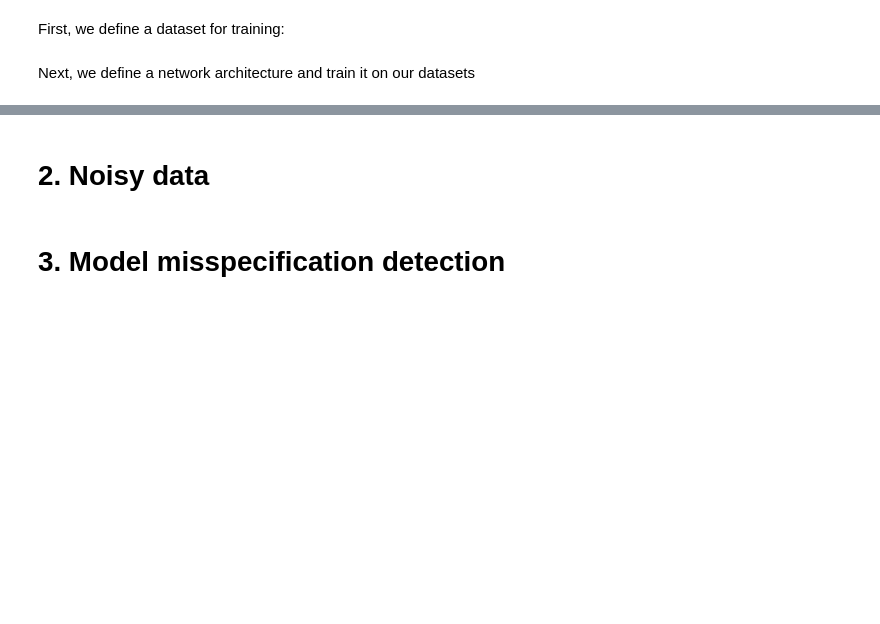
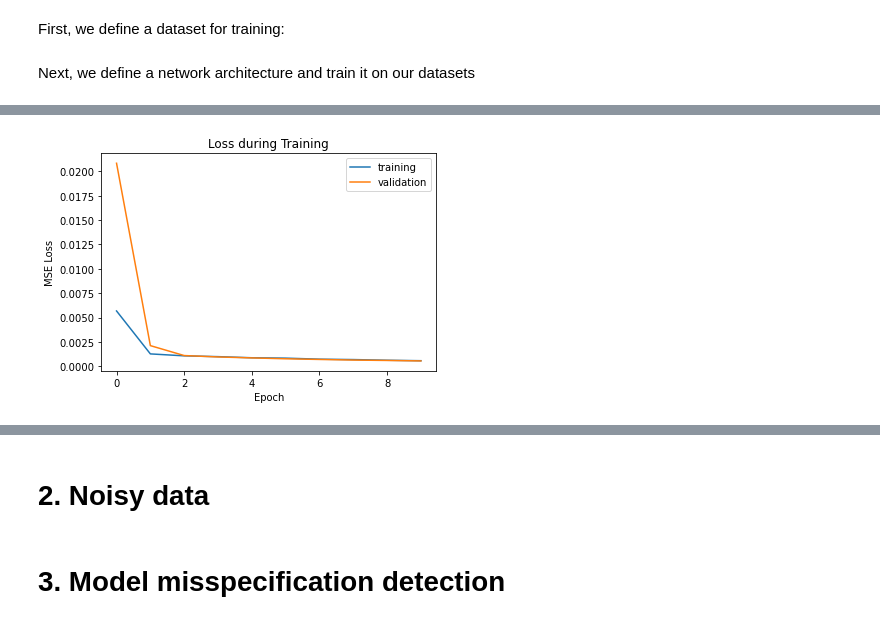
Before and after one commit to lukevoss/GNN, a Jupyter notebook: Assignment_4/epidemiology.ipynb, the cells around one changed output, grey strips where cells are left out. Saved outputs shown, nothing was run; the diff lists cells and outputs as text; code cells hidden in the pictures; blank space fills up the shorter version.

```diff
--- a/Assignment_4/epidemiology.ipynb
+++ b/Assignment_4/epidemiology.ipynb
@@ -218,11 +251,18 @@ def train_network(net, train_loader, validation_loader, optimizer, criterion, ep
 # %%
 train_dataset = SIRDataset(size=1000, T=100)
 validation_dataset = SIRDataset(size=200, T=100)
+test_dataset = SIRDataset(size=200, T=100)
 train_loader = DataLoader(train_dataset, batch_size=32, shuffle=True)
 validation_loader = DataLoader(validation_dataset, batch_size=32, shuffle=True)
-
-net = SIRNet(input_size=100*2, hidden_size=50)
-
+test_loader = DataLoader(validation_dataset, batch_size=32, shuffle=True)
 criterion = nn.MSELoss()
-optimizer = optim.Adam(net.parameters(), lr=0.001)
-train_network(net, train_loader,validation_loader, optimizer, criterion, 10)
+# %%
+net = SIRNet(input_size=100*2, hidden_size=50, n_hidden_layers=0)
+optimizer = optim.Adam(net.parameters(), lr=0.001)
+
+train_loss,validation_loss = train_network(net, train_loader,validation_loader, optimizer, criterion, 10)
+plot_losses(train_loss, validation_loss)
+plt.title("Loss during Training")
+plt.legend()
+plt.show()
+# %% [output]
@@ -228,0 +279 @@ train_network(net, train_loader,validation_loader, optimizer, criterion, 10)
+[figure, added]
```
Also changed, not shown: parts of 16 cells of this notebook.
